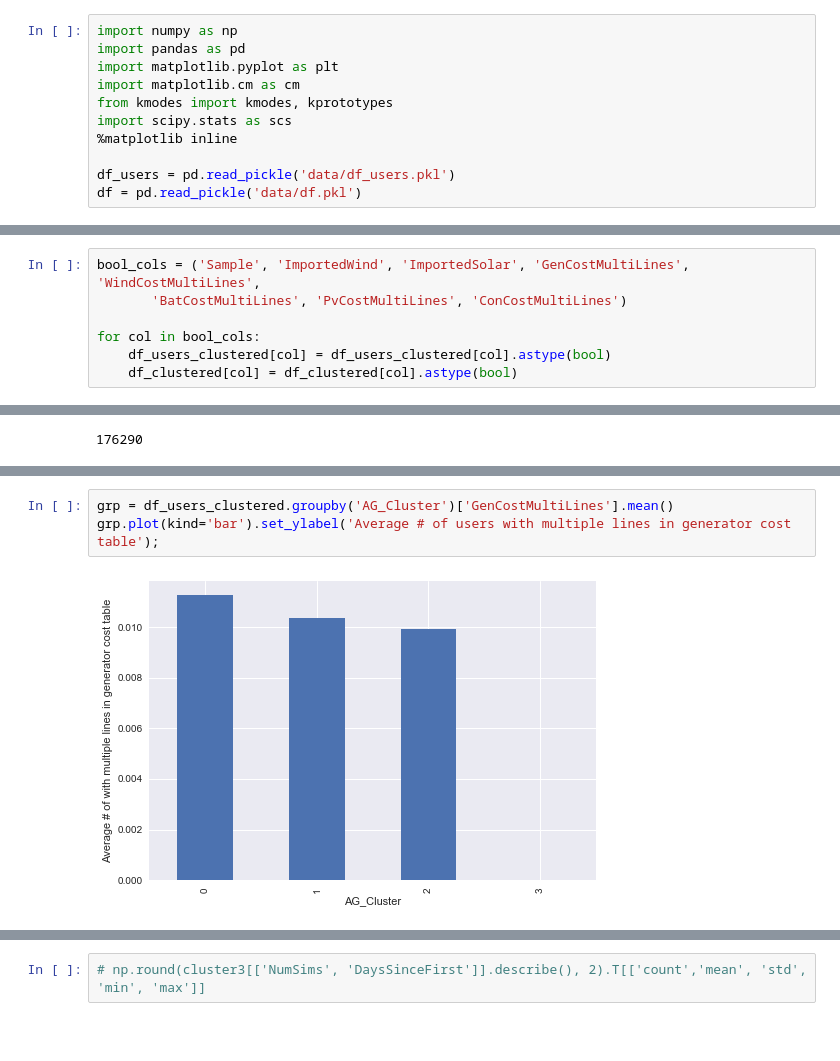
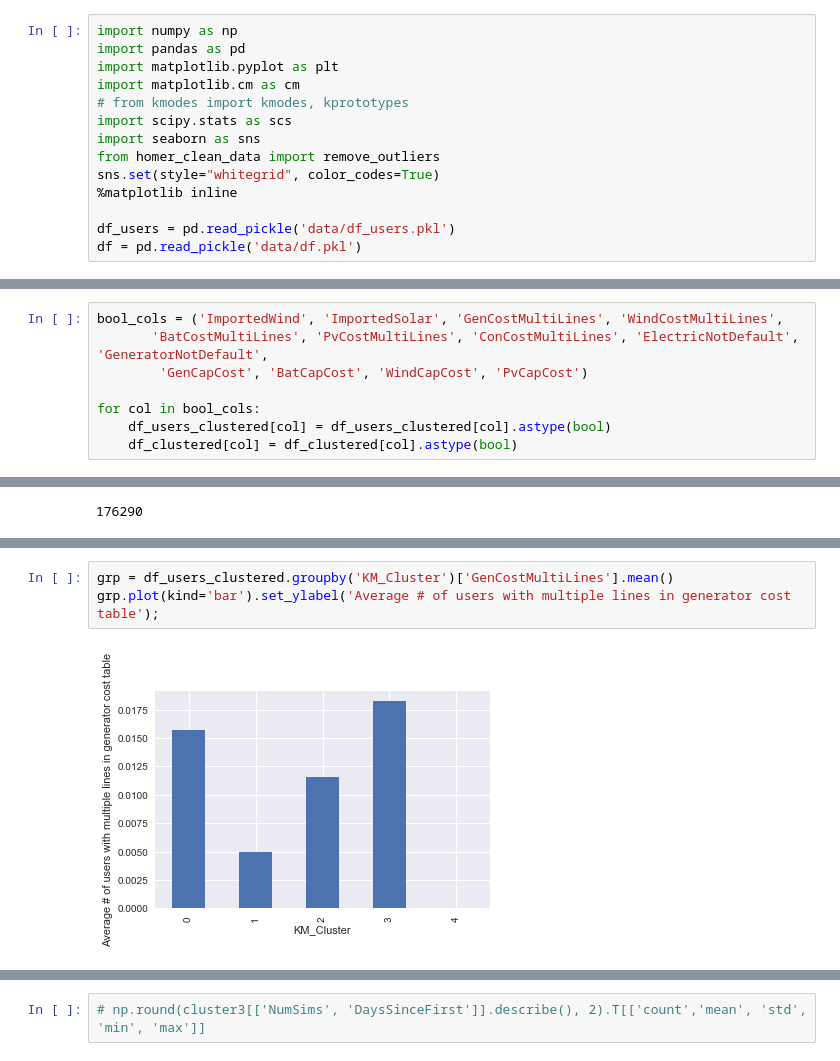
Before and after one commit to Stuart-D-King/homer_segmentation, a Jupyter notebook: homer_eda.ipynb, the cells around one changed output, grey strips where cells are left out. Cells and saved outputs as stored; diff of their text form; blank space fills up the shorter version.

```diff
--- a/homer_eda.ipynb
+++ b/homer_eda.ipynb
@@ -5,8 +5,11 @@ import numpy as np
 import pandas as pd
 import matplotlib.pyplot as plt
 import matplotlib.cm as cm
-from kmodes import kmodes, kprototypes
+# from kmodes import kmodes, kprototypes
 import scipy.stats as scs
+import seaborn as sns
+from homer_clean_data import remove_outliers
+sns.set(style="whitegrid", color_codes=True)
 %matplotlib inline
 
 df_users = pd.read_pickle('data/df_users.pkl')
@@ -102,7 +130,8 @@ Index(['UserId', 'NumSims', 'UserRole', 'OrganizationType', 'Sample',
       dtype='object')
 # %%
-bool_cols = ('Sample', 'ImportedWind', 'ImportedSolar', 'GenCostMultiLines', 'WindCostMultiLines',
-       'BatCostMultiLines', 'PvCostMultiLines', 'ConCostMultiLines')
+bool_cols = ('ImportedWind', 'ImportedSolar', 'GenCostMultiLines', 'WindCostMultiLines',
+       'BatCostMultiLines', 'PvCostMultiLines', 'ConCostMultiLines', 'ElectricNotDefault', 'GeneratorNotDefault',
+        'GenCapCost', 'BatCapCost', 'WindCapCost', 'PvCapCost')
 
 for col in bool_cols:
     df_users_clustered[col] = df_users_clustered[col].astype(bool)
@@ -511,6 +445,6 @@ memory usage: 691.5+ KB
 # %%
-grp = df_users_clustered.groupby('AG_Cluster')['GenCostMultiLines'].mean()
+grp = df_users_clustered.groupby('KM_Cluster')['GenCostMultiLines'].mean()
 grp.plot(kind='bar').set_ylabel('Average # of users with multiple lines in generator cost table');
 # %% [output]
-[figure, old version]
+[figure, new version]
 # %%
```
Also changed, not shown: parts of 53 cells of this notebook, 4 other files.
